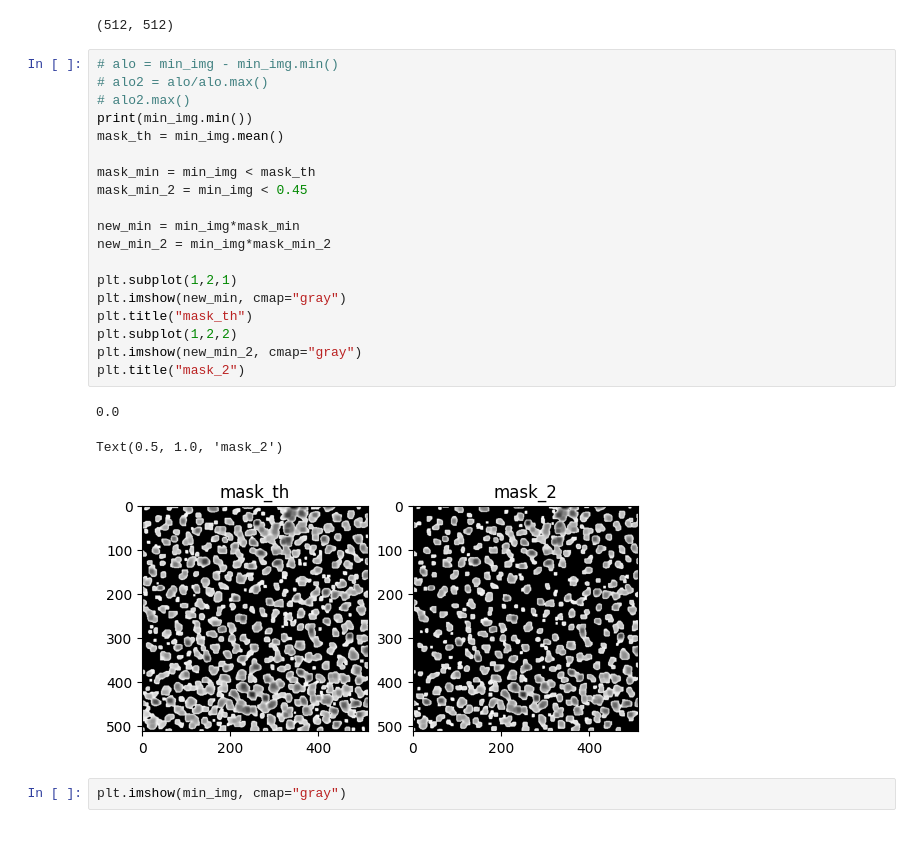
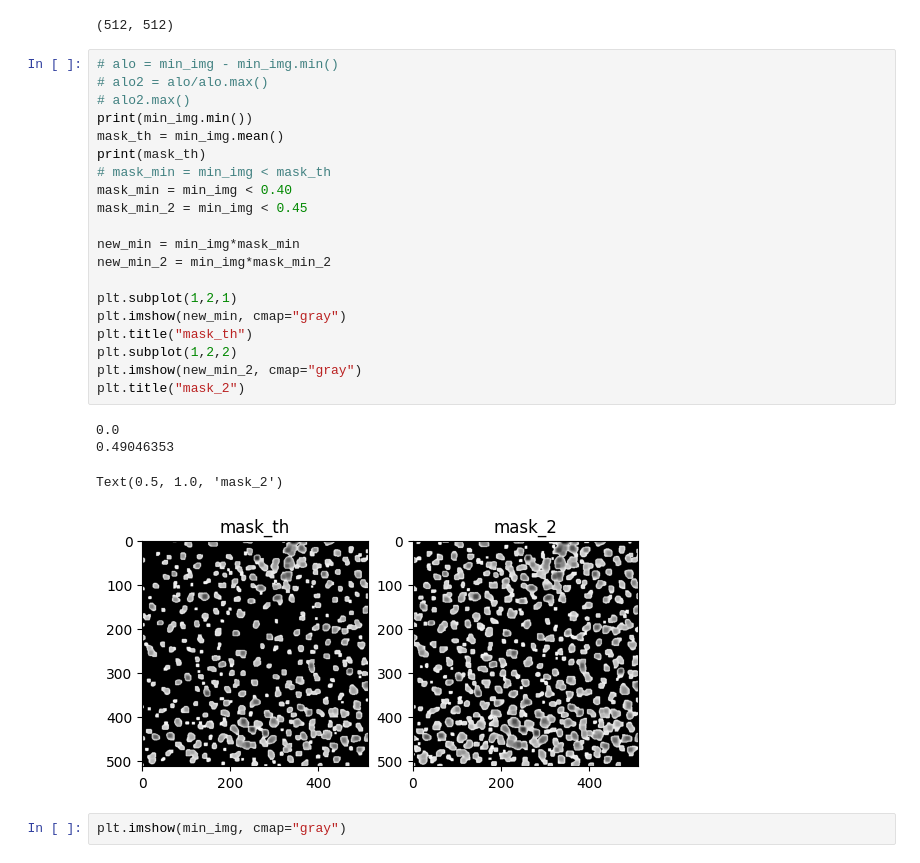
Before and after one commit to Jojo3235/tratamiento-imagense, a Jupyter notebook: Tratamiento de imagenes biomedicas/proyecto/practica.ipynb, the cells around one changed output. Drawn from its saved outputs; the diff is of its cells as text.

```diff
--- a/Tratamiento de imagenes biomedicas/proyecto/practica.ipynb
+++ b/Tratamiento de imagenes biomedicas/proyecto/practica.ipynb
@@ -71,26 +71,28 @@ test_gauss.shape
 # %%
 # alo = min_img - min_img.min()
 # alo2 = alo/alo.max()
 # alo2.max()
 print(min_img.min())
 mask_th = min_img.mean()
-
-mask_min = min_img < mask_th
+print(mask_th)
+# mask_min = min_img < mask_th
+mask_min = min_img < 0.40
 mask_min_2 = min_img < 0.45
 
 new_min = min_img*mask_min
 new_min_2 = min_img*mask_min_2
 
 plt.subplot(1,2,1)
 plt.imshow(new_min, cmap="gray")
 plt.title("mask_th")
 plt.subplot(1,2,2)
 plt.imshow(new_min_2, cmap="gray")
 plt.title("mask_2")
 # %% [output]
 0.0
+0.49046353
 Text(0.5, 1.0, 'mask_2')
-[figure, old version]
+[figure, new version]
 # %%
 plt.imshow(min_img, cmap="gray")
 # %% [output]
```
Also changed, not shown: parts of 14 cells of this notebook, 1 other file.
